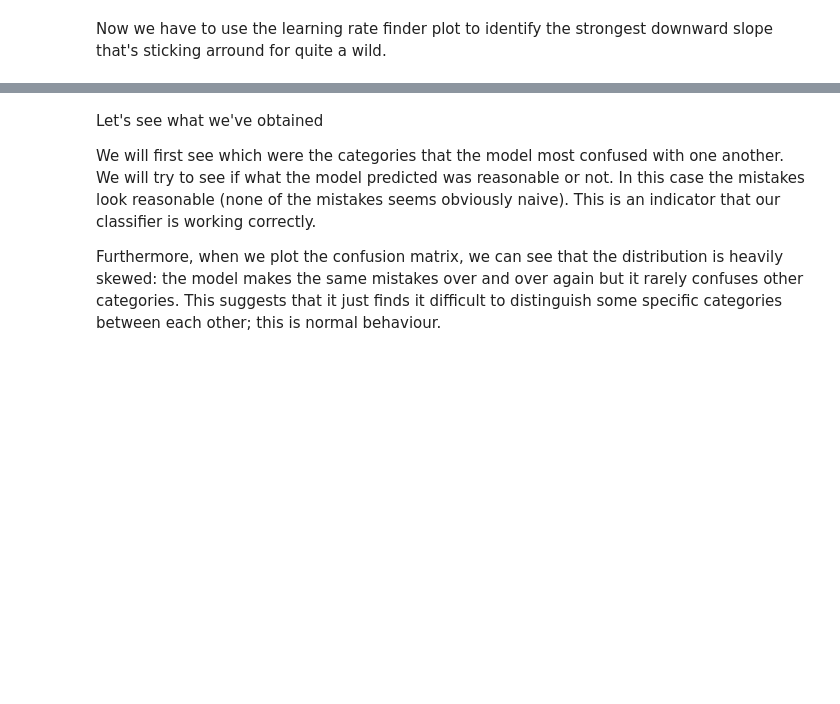
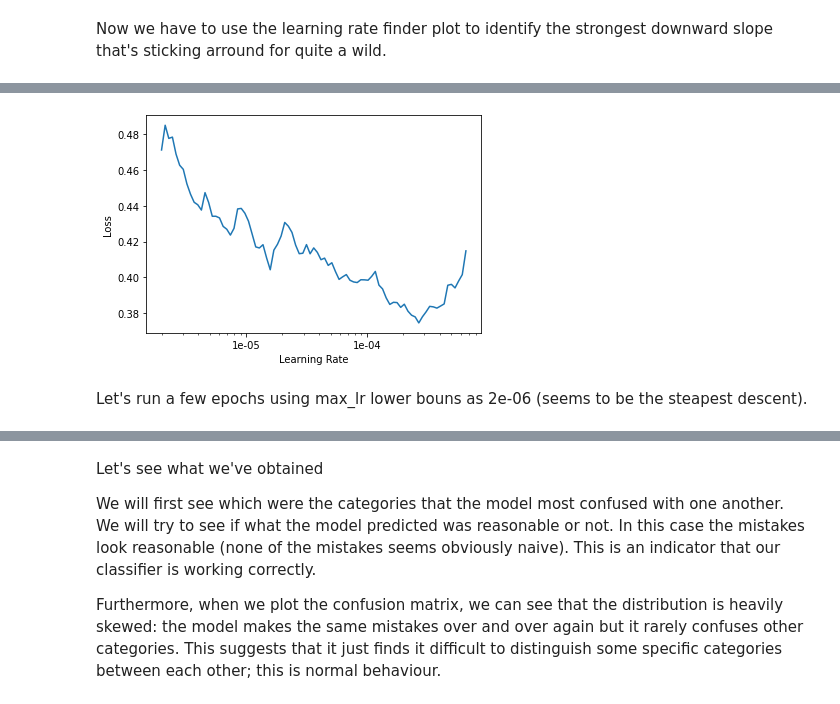
Before and after one commit to jnqeras/Monkey-Island, a Jupyter notebook: MonkeyIdentifier.ipynb, the cells around one changed output, grey strips where cells are left out. Saved outputs shown, nothing was run; the diff lists cells and outputs as text; code cells hidden in the pictures; blank space fills up the shorter version.

```diff
--- a/MonkeyIdentifier.ipynb
+++ b/MonkeyIdentifier.ipynb
@@ -409,0 +484,6 @@ learn.save('stage-2')
+# %%
+learn.recorder.plot()
+# %% [output]
+[figure, added]
+# %% [markdown]
+Let's run a few epochs using max_lr lower bouns as 2e-06 (seems to be the steapest descent).
```
Also changed, not shown: parts of 81 cells of this notebook.
